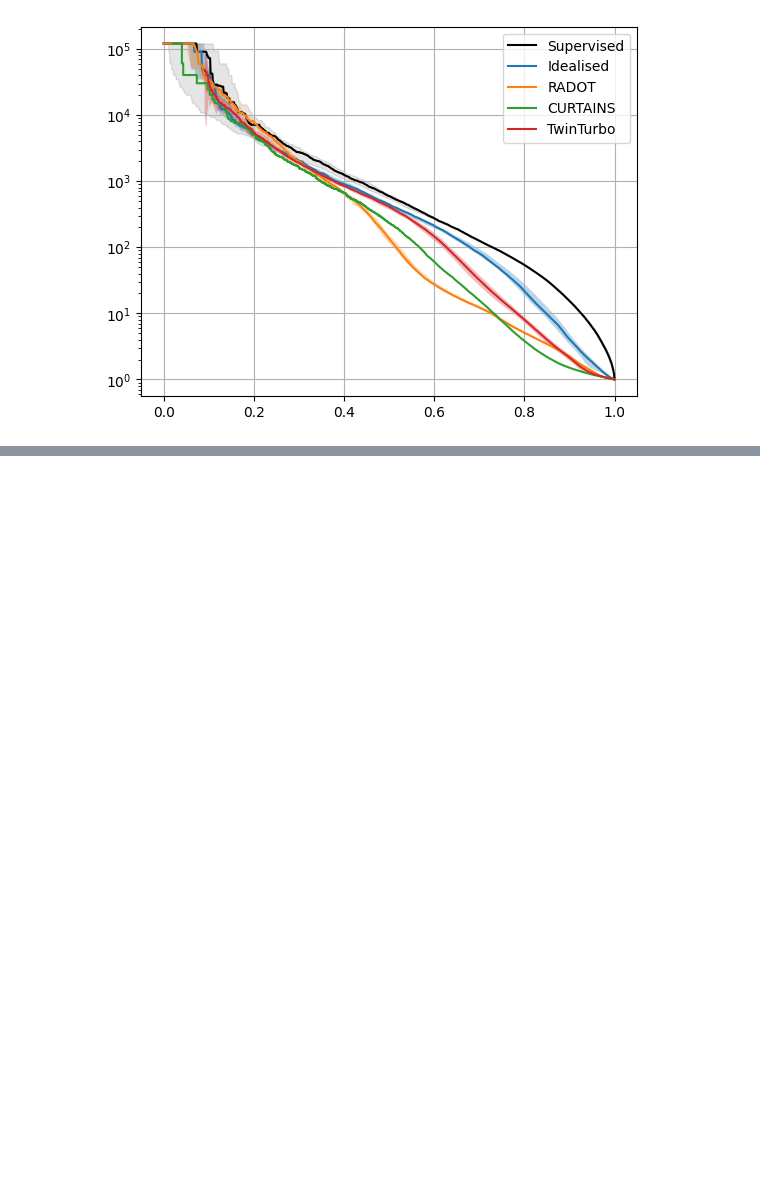
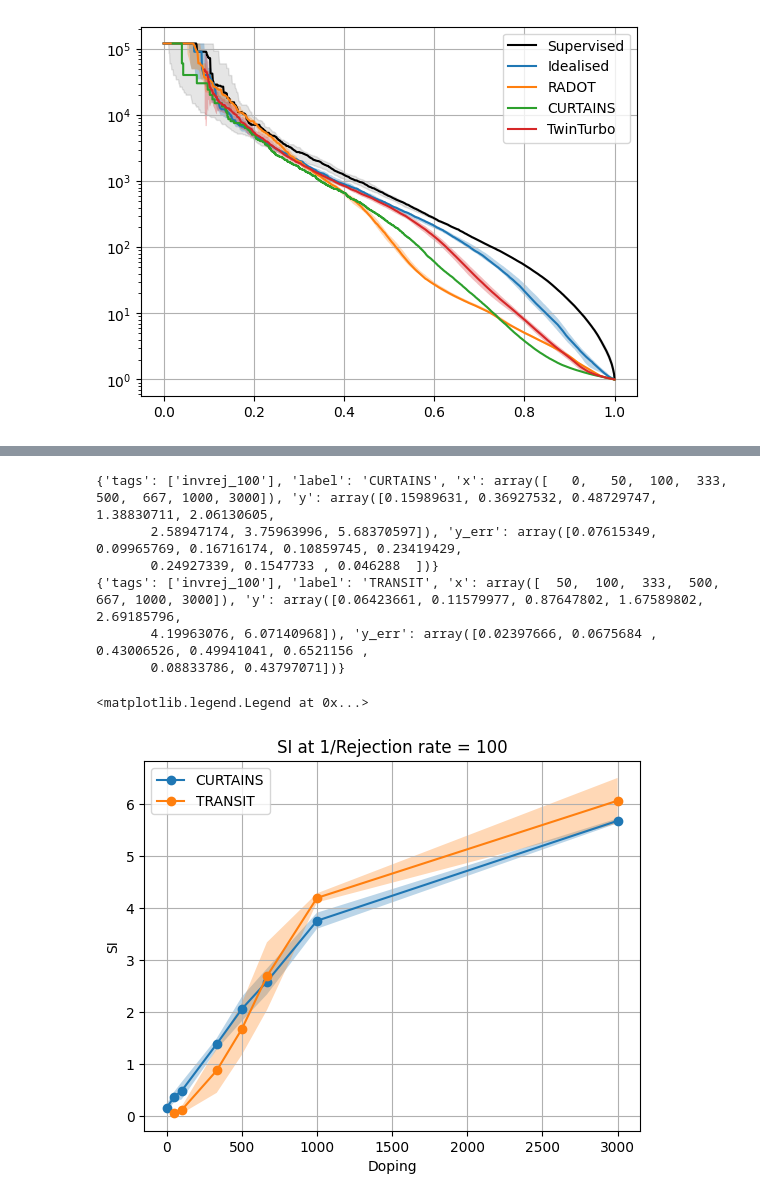
Before and after one commit to IvanOleksiyuk/transit-hep, a Jupyter notebook: twinturbo/scripts/final_plots.ipynb, the cells around one changed output, grey strips where cells are left out. Saved outputs shown, nothing was run; the diff lists cells and outputs as text; code cells hidden in the pictures; blank space fills up the shorter version.

```diff
--- a/twinturbo/scripts/final_plots.ipynb
+++ b/twinturbo/scripts/final_plots.ipynb
@@ -118,0 +128,3 @@ plt.savefig("/home/users/o/oleksiyu/WORK/hyperproject/plots/final2/SIC.png")
+# %%
+folder = "/home/users/o/oleksiyu/WORK/hyperproject/twinturbo/workspaces/DOPING/TRANSITv1_dopings"
+dopings = [50, 100, 333, 500, 667, 1000, 3000]
@@ -118,0 +191,49 @@ plt.savefig("/home/users/o/oleksiyu/WORK/hyperproject/plots/final2/SIC.png")
+# %%
+def getSI_vs_doping_curve_TRANSIT(target_inv_rej):
+    SIs = []
+    SI_errs = []
+    for doping in dopings:
+        SI_curve_file = f"{folder}/run-doping_{doping}/plots/compare/TwinTurbo_SI_v_rej_comb_seeds_CWOLA.npy"
+        SI_rej = np.load(SI_curve_file)
+        rej_inv = SI_rej[0]
+        SI = SI_rej[1]
+        SI_err = SI_rej[2]
+        #plt.plot(rej_inv, SI, marker='o', label=f"{doping}")
+        SIs.append(linear_interpolation(rej_inv, SI, target_inv_rej))
+        SI_errs.append(linear_interpolation(rej_inv, SI_err, target_inv_rej))
+    return np.array(SIs), np.array(SI_errs)
+# %%
+SIs, SI_errs = getSI_vs_doping_curve_TRANSIT(100)
+SI_vs_rejinv_curves += [{"tags": ["invrej_100"],
+                         "label": "TRANSIT",
+                         "x": np.array(dopings),
+                         "y": SIs,
+                         "y_err": SI_errs}]
+# %%
+SIs, SI_errs = getSI_vs_doping_curve_TRANSIT(1000)
+SI_vs_rejinv_curves += [{"tags": ["invrej_1000"],
+                         "label": "TRANSIT",
+                         "x": dopings,
+                         "y": SIs,
+                         "y_err": SI_errs}]
+# %%
+rej_target = 100
+for curve in SI_vs_rejinv_curves:
+    if f"invrej_{rej_target}" in curve["tags"]:
+        print(curve)
+        plt.plot(curve["x"], curve["y"], marker='o', label=curve["label"])
+        plt.fill_between(curve["x"], curve["y"]-curve["y_err"], curve["y"]+curve["y_err"], alpha=0.3)
+plt.grid()
+plt.ylabel("SI")
+plt.xlabel("Doping")
+plt.title(f"SI at 1/Rejection rate = {rej_target}")
+plt.legend()
+# %% [output]
+{'tags': ['invrej_100'], 'label': 'CURTAINS', 'x': array([   0,   50,  100,  333,  500,  667, 1000, 3000]), 'y': array([0.15989631, 0.36927532, 0.48729747, 1.38830711, 2.06130605,
+       2.58947174, 3.75963996, 5.68370597]), 'y_err': array([0.07615349, 0.09965769, 0.16716174, 0.10859745, 0.23419429,
+       0.24927339, 0.1547733 , 0.046288  ])}
+{'tags': ['invrej_100'], 'label': 'TRANSIT', 'x': array([  50,  100,  333,  500,  667, 1000, 3000]), 'y': array([0.06423661, 0.11579977, 0.87647802, 1.67589802, 2.69185796,
+       4.19963076, 6.07140968]), 'y_err': array([0.02397666, 0.0675684 , 0.43006526, 0.49941041, 0.6521156 ,
+       0.08833786, 0.43797071])}
+<matplotlib.legend.Legend at 0x...>
+[figure, added]
```
Also changed, not shown: parts of 8 cells of this notebook, 22 other files.
